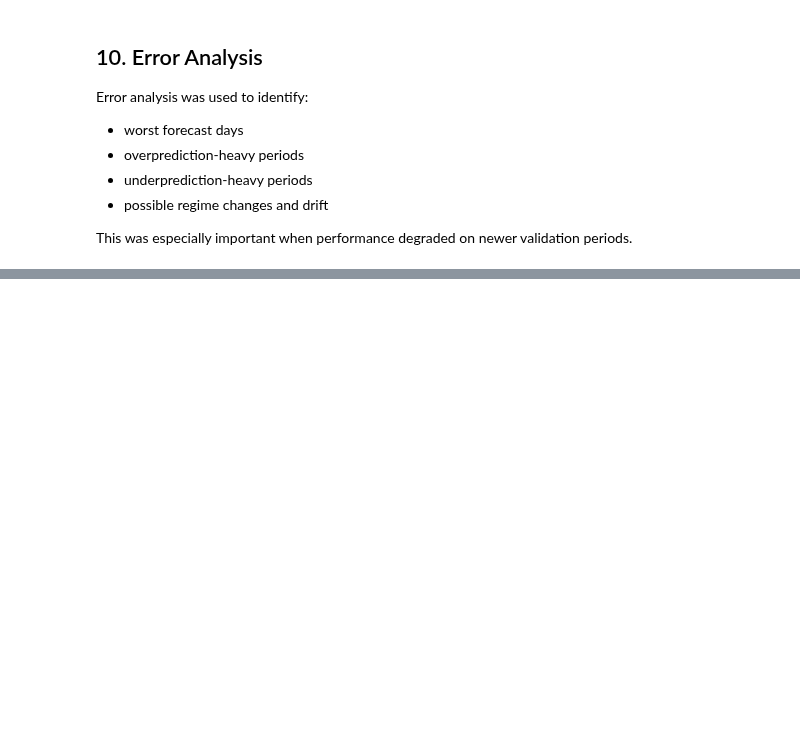
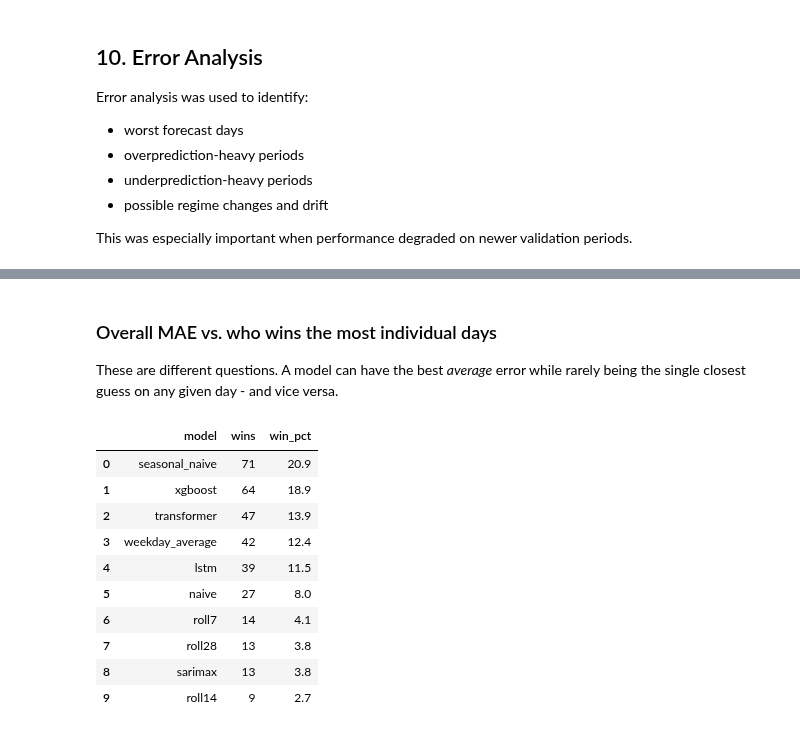
Before and after one commit to kevinpinoarias/hospitality-forecasting-system, a Jupyter notebook: notebooks/portofolio_walkthrough.ipynb, the cells around one changed output, grey strips where cells are left out. Saved outputs shown, nothing was run; the diff lists cells and outputs as text; code cells hidden in the pictures; blank space fills up the shorter version.

```diff
--- a/notebooks/portofolio_walkthrough.ipynb
+++ b/notebooks/portofolio_walkthrough.ipynb
@@ -152,0 +226,19 @@ xgb_predictions.head()
+# %% [markdown]
+### Overall MAE vs. who wins the most individual days
+
+These are different questions. A model can have the best *average* error while rarely being the single closest guess on any given day - and vice versa.
+# %%
+win_counts = pd.read_csv(PROJECT_ROOT / "reports" / "results" / "model_comparison_win_counts.csv")
+win_counts
+# %% [output]
+|  | model | wins | win_pct |
+| 0 | seasonal_naive | 71 | 20.9 |
+| 1 | xgboost | 64 | 18.9 |
+| 2 | transformer | 47 | 13.9 |
+| 3 | weekday_average | 42 | 12.4 |
+| 4 | lstm | 39 | 11.5 |
+| 5 | naive | 27 | 8.0 |
+| 6 | roll7 | 14 | 4.1 |
+| 7 | roll28 | 13 | 3.8 |
+| 8 | sarimax | 13 | 3.8 |
+| 9 | roll14 | 9 | 2.7 |
```
Also changed, not shown: parts of 19 cells of this notebook, 22 other files.
